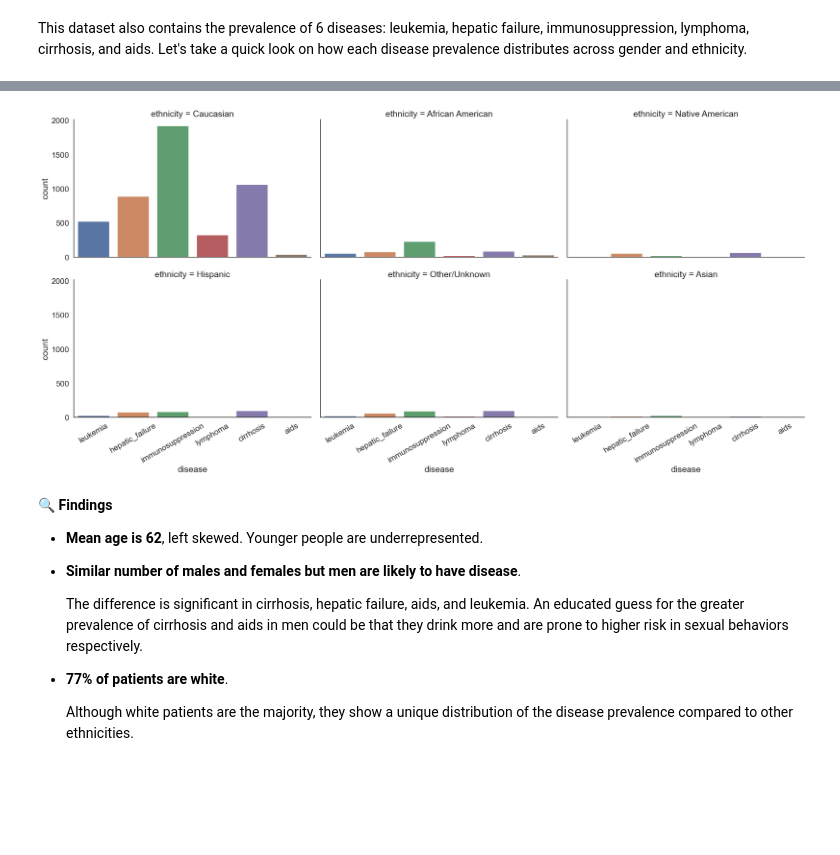
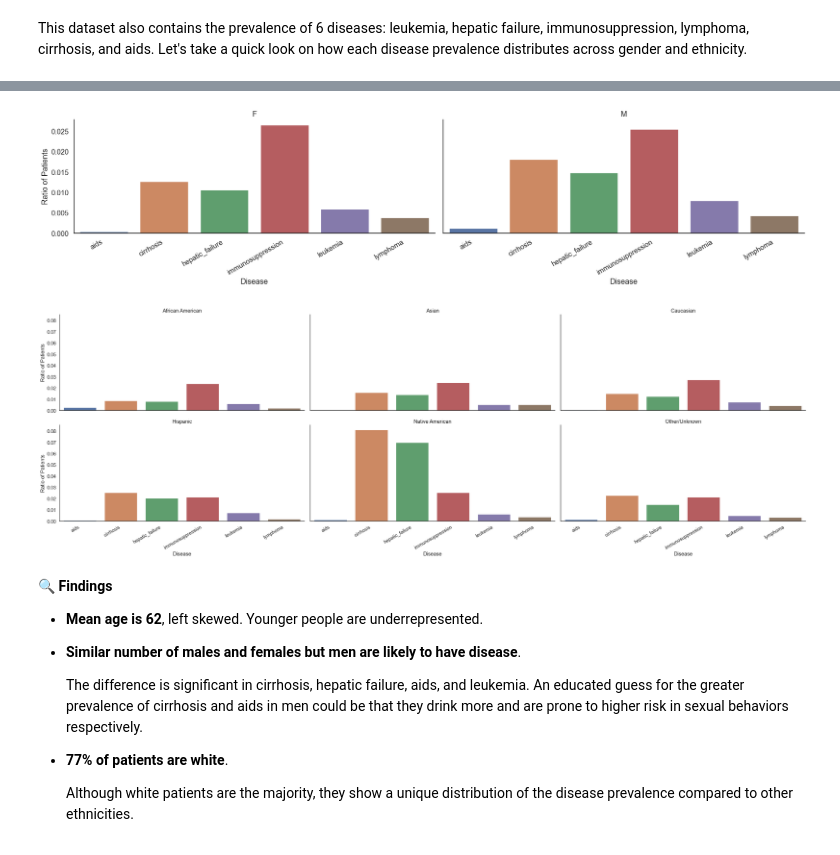
Before and after one commit to donlaporntr/TSCCM_Bias_In_AI_Workshop, a Jupyter notebook: AI_Fairness_in_Medicine.ipynb, the cells around one changed output, grey strips where cells are left out. Cells and saved outputs as stored; diff of their text form; code cells hidden in the pictures; blank space fills up the shorter version.

```diff
--- a/AI_Fairness_in_Medicine.ipynb
+++ b/AI_Fairness_in_Medicine.ipynb
@@ -163,20 +143,50 @@ sns.catplot(
-# %%
-sns.set_theme(style="white", font_scale=1.5)
-g = sns.catplot(
-    data=long_df[long_df["presence"] == 1],
-    x="disease",
-    col="ethnicity",
-    col_wrap=3,
-    hue="disease",
-    kind="count",
-    legend=False,
-    aspect=1.5,
-)
-
-for ax in g.axes.flatten():
-    ax.tick_params(axis="x", rotation=30)
-# %% [output]
-[figure, removed]
+# %%
+def bar_chart_of_diseases (df, group_by):
+    long_df = pd.melt(
+        df,
+        id_vars=["patient_id", group_by],
+        value_vars=DISEASES,
+        value_name="presence",
+        var_name="disease",
+    )
+
+    present_df = long_df[long_df["presence"] == 1]
+    group_counts = df[group_by].value_counts()
+
+    ratio_df = (
+        present_df.groupby([group_by, "disease"]).size().reset_index(name="count")
+    )
+    ratio_df["ratio"] = ratio_df.apply(
+        lambda row: row["count"] / group_counts[row[group_by]], axis=1
+    )
+
+    g = sns.catplot(
+        data=ratio_df,
+        x="disease",
+        y="ratio",
+        col=group_by,
+        col_wrap=3,
+        hue="disease",
+        kind="bar",
+        aspect=2,
+        legend=False,
+    )
+
+    for ax in g.axes.flatten():
+        plt.setp(ax.get_xticklabels(), rotation=30, ha='right')
+
+    g.set_titles(col_template="{col_name}")
+    g.set_axis_labels("Disease", "Ratio of Patients")
+    plt.tight_layout()
+    plt.show()
+# %%
+bar_chart_of_diseases (df, "gender")
+# %% [output]
+[figure, added]
+# %%
+bar_chart_of_diseases (df, "ethnicity")
+# %% [output]
+[figure, added]
 # %% [markdown]
 **🔍 Findings**
 
```
Also changed, not shown: parts of 10 cells of this notebook.
